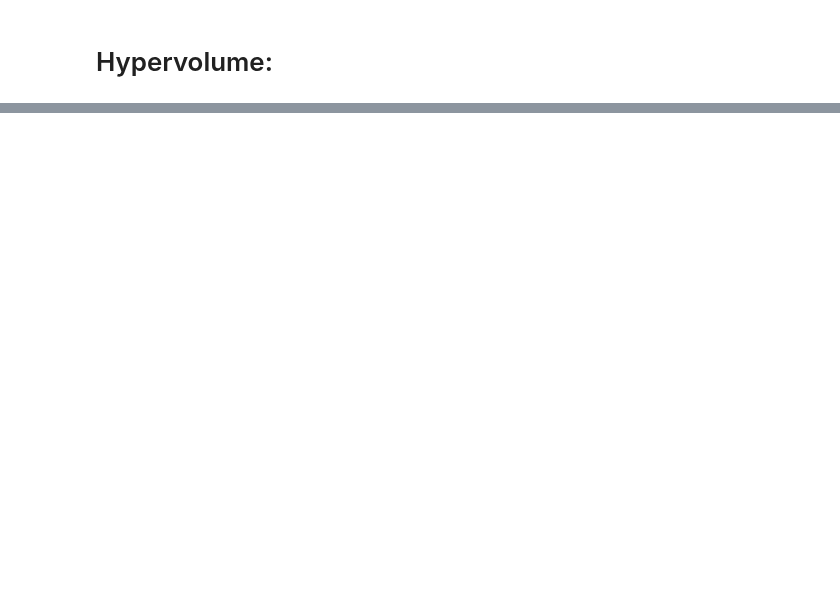
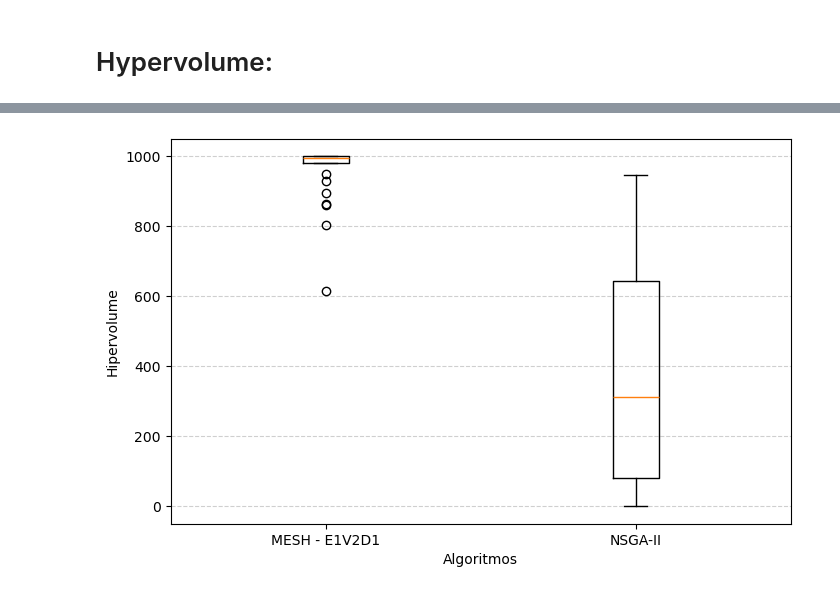
Before and after one commit to LeoVAF/Mesh-python, a Jupyter notebook: scripts/metrics.ipynb, the cells around one changed output, grey strips where cells are left out. Saved outputs shown, nothing was run; the diff lists cells and outputs as text; code cells hidden in the pictures; blank space fills up the shorter version.

```diff
--- a/scripts/metrics.ipynb
+++ b/scripts/metrics.ipynb
@@ -103,0 +143,62 @@ NSGA2 & WFG9 & 952.548 & 2.907 & 946.657 & 958.342 & 964.285 \\
+# %%
+# Experiment name
+experiment_name = 'dtlz1'
+# Choosing the files
+choose_global_best_attribution_type = [0] # [0, 1, 2, 3]
+choose_Xr_pool_type = [1] # [0, 1, 2]
+choose_DE_mutation_type = [0] # [0, 1, 2, 3, 4]
+# Consider NSGA-II results
+insert_nsga = True
+
+
+# Name of chosen files
+file_names_mesh = [
+        f"E{i+1}V{j+1}D{k+1}_{experiment_name}.pkl"
+        for i in choose_global_best_attribution_type
+        for j in choose_Xr_pool_type
+        for k in choose_DE_mutation_type
+    ]
+# Name of NSGA-II files
+file_names_nsga = []
+if insert_nsga:
+  file_names_nsga.extend(['NSGA2_' + experiment_name + '.pkl'])
+
+# Take the results
+results_mesh = []
+results_nsga = []
+for i in range(len(file_names_mesh)):
+  with open("../result/" + file_names_mesh[i], "rb") as f:
+    results_mesh.append(pickle.load(f))
+for i in range(len(file_names_nsga)):
+  with open("../result/" + file_names_nsga[i], "rb") as f:
+    results_nsga.append(pickle.load(f))
+
+# Get MESH hypervolumes
+data = []
+for i, fn in enumerate(file_names_mesh):
+  HVs = []
+  r = results_mesh[i]
+  for j in range(len(results_mesh[i])-1):
+    HVs.append(indicator(r[j+1]["F"]))
+  data.append(HVs)
+# Get NSGA-II hypervolumes if applicable
+for i in range(len(file_names_nsga)):
+  HVs = []
+  r = results_nsga[i]
+  for j in range(len(results_nsga[i])-1):
+    HVs.append(indicator(r[j+1]["F"]))
+  data.append(HVs)
+
+# Creating a boxplot
+labels = ['MESH - ' + fn.split('_', 1)[0] for fn in file_names_mesh] + (['NSGA-II'] if insert_nsga else [])
+plt.figure(figsize=(8, 5))
+plt.boxplot(data, tick_labels=labels, showmeans=False)
+
+# Titles and labels
+# plt.title('Hypervolume - ' + experiment_name.upper(), fontsize=14)
+plt.xlabel('Algoritmos') # plt.xlabel('Algorithms')
+plt.ylabel('Hipervolume') # plt.ylabel('Hypervolume')
+plt.grid(True, axis='y', linestyle='--', alpha=0.6)
+plt.show()
+# %% [output]
+[figure, added]
```
Also changed, not shown: parts of 8 cells of this notebook, 3 other files.
